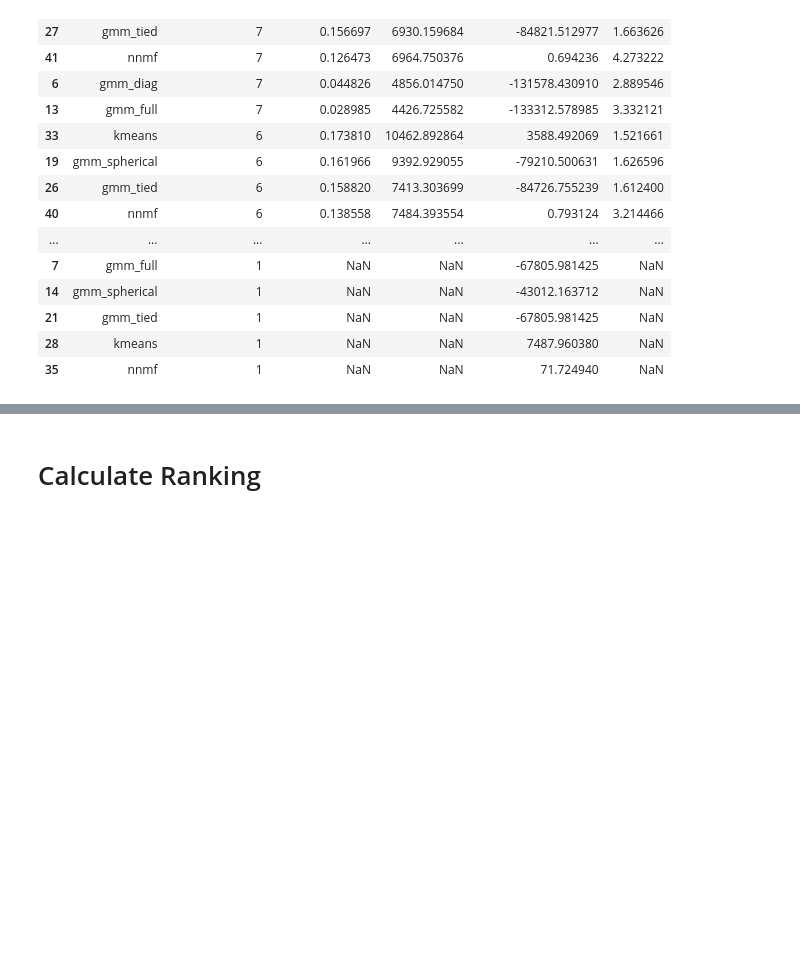
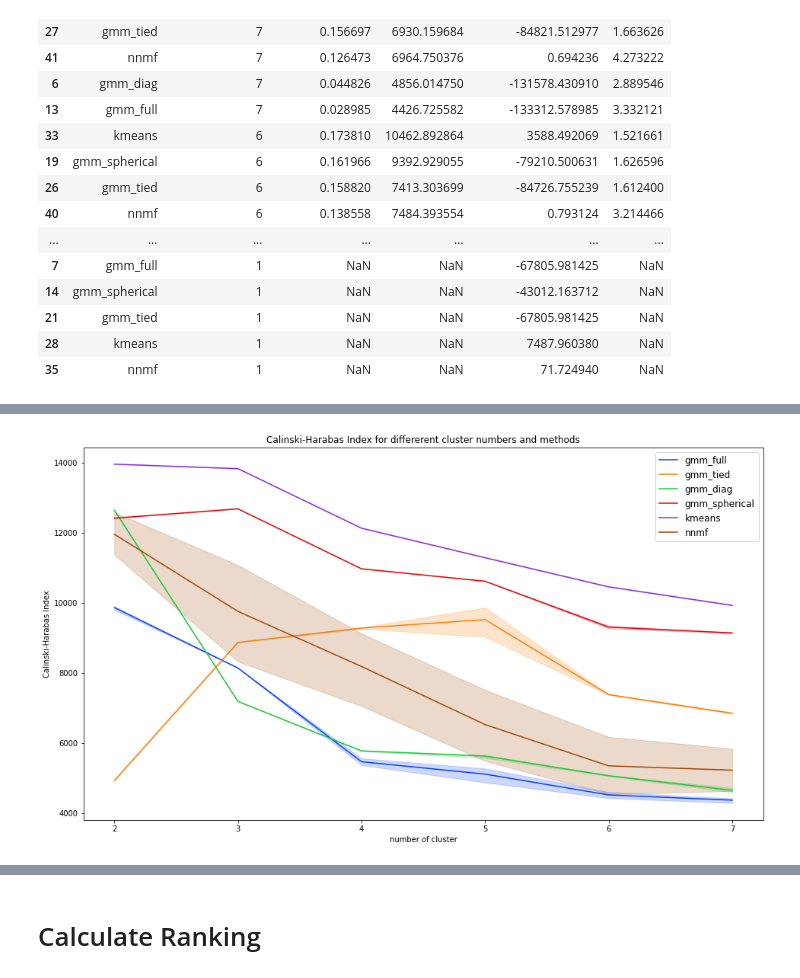
Before and after one commit to anuarsantoyo/master-thesis, a Jupyter notebook: clustering/Experiments_Clustering.ipynb, the cells around one changed output, grey strips where cells are left out. Drawn from its saved outputs; the diff is of its cells as text; code cells hidden in the pictures; blank space fills up the shorter version.

```diff
--- a/clustering/Experiments_Clustering.ipynb
+++ b/clustering/Experiments_Clustering.ipynb
@@ -154,0 +136,11 @@ sns.lineplot(data=df_results[df_results['method']=='nnmf'], x='number_cluster',
+# %%
+fig, ax = plt.subplots(figsize=(16, 9))
+sns.lineplot(data=df_results, x='number_cluster', y='ch_score', hue='method', palette='bright') # Maximize
+plt.title('Calinski-Harabas Index for differerent cluster numbers and methods')
+ax.legend(loc='best', fontsize='large')
+ax.set_ylabel('Calinski-Harabas Index')
+ax.set_xlabel('number of cluster')
+fig.savefig("images/clustering_ch_scores.png")
+plt.show()
+# %% [output]
+[figure, added]
```
Also changed, not shown: parts of 16 cells of this notebook, 7 other files.
